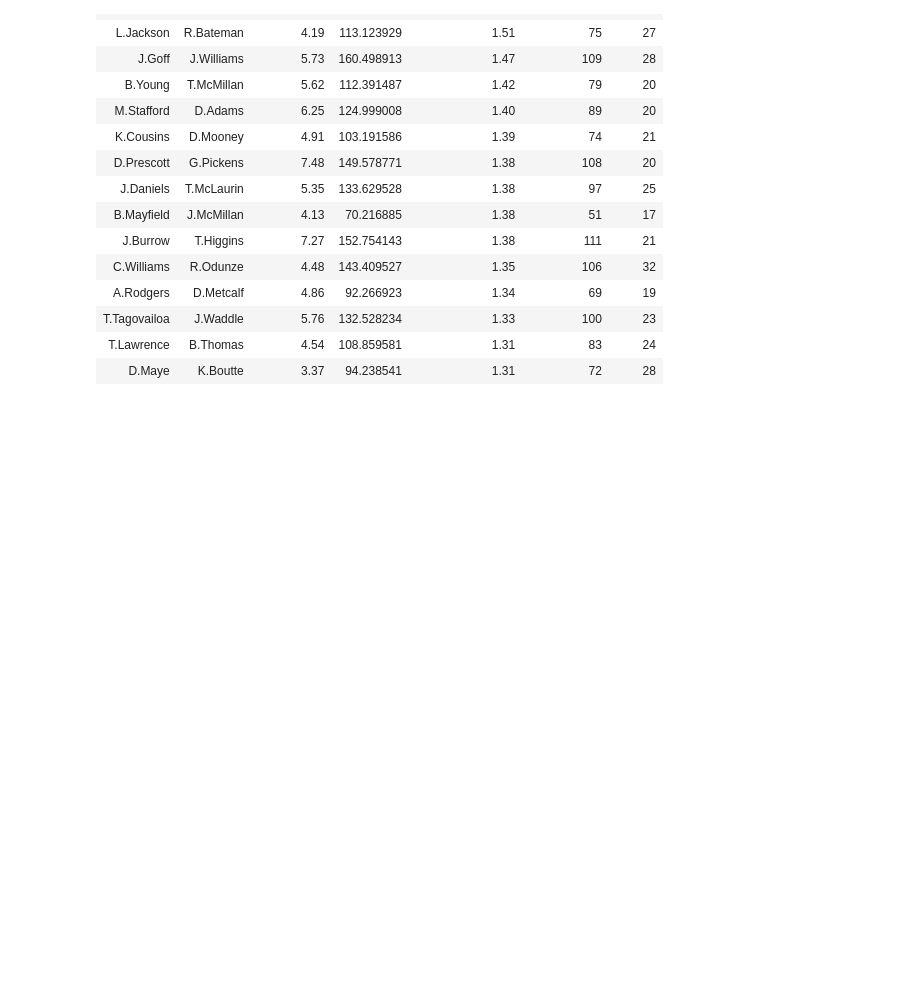
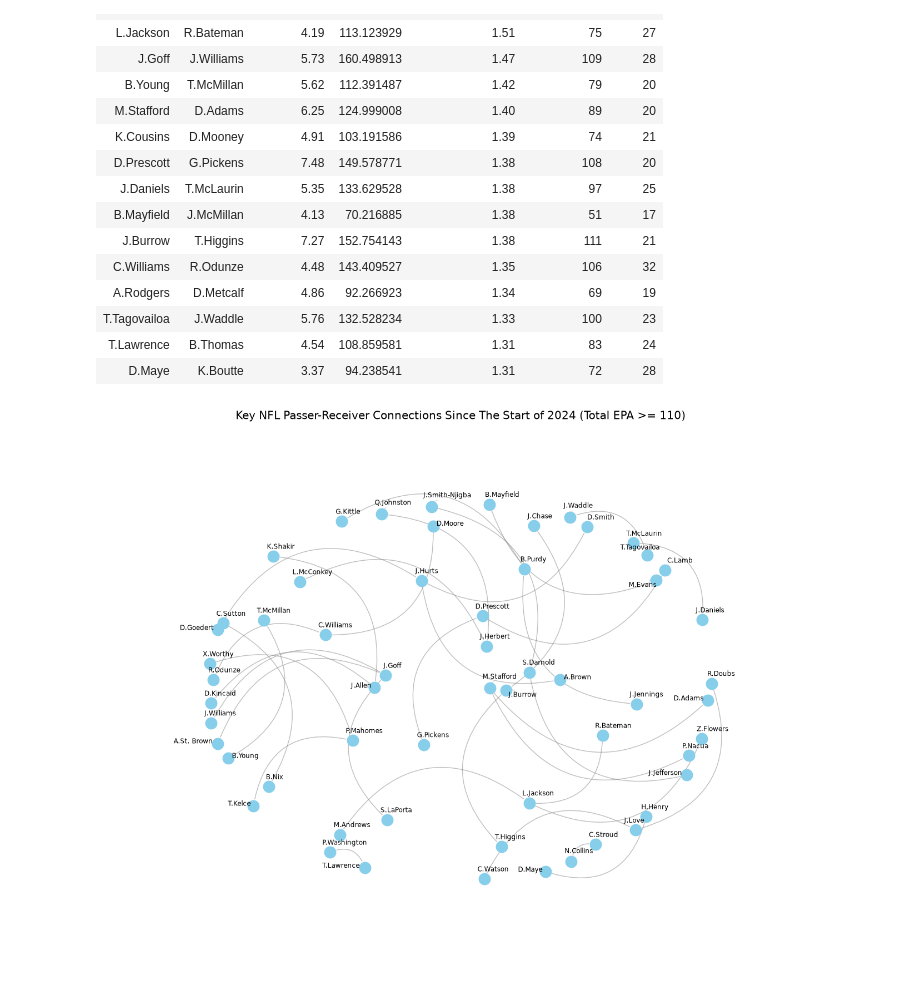
Before and after one commit to smclean2/NFL-Passing-Network-Analysis-Repository, a Jupyter notebook: Sean M - INST414 - Module 1.ipynb, the cells around one changed output. Saved outputs shown, nothing was run; the diff lists cells and outputs as text; code cells hidden in the pictures; blank space fills up the shorter version.

```diff
--- a/Sean M - INST414 - Module 1.ipynb
+++ b/Sean M - INST414 - Module 1.ipynb
@@ -281,3 +303,46 @@ Top 15 NFL Passer-Receiver Duos (2024-) by Average Completion Value (EPA / Play)
 | T.Tagovailoa | J.Waddle | 5.76 | 132.528234 | 1.33 | 100 | 23 |
 | T.Lawrence | B.Thomas | 4.54 | 108.859581 | 1.31 | 83 | 24 |
 | D.Maye | K.Boutte | 3.37 | 94.238541 | 1.31 | 72 | 28 |
+# %%
+#12. Generate network visual
+top_edges = edge_df[edge_df['total_epa'] >= 110]
+G_sub = nx.from_pandas_edgelist(top_edges, source='passer_player_name', target='receiver_player_name', edge_attr='total_epa')
+
+plt.figure(figsize=(16, 12))
+ax = plt.gca()
+
+# Force-directed layout with high 'k' value to spread out clusters naturally
+pos = nx.spring_layout(G_sub, k=2.2, iterations=150, seed=42)
+
+# Draw nodes & curved edges
+nx.draw_networkx_nodes(G_sub, pos, node_color='skyblue', node_size=200, ax=ax)
+nx.draw_networkx_edges(
+    G_sub, pos, edge_color='gray', width=1.0, alpha=0.5,
+    arrows=True, arrowstyle='-', connectionstyle="arc3,rad=0.53", ax=ax
+)
+
+# Extract node x,y points to treat them as obstacles
+node_x = [coords[0] for coords in pos.values()]
+node_y = [coords[1] for coords in pos.values()]
+
+# Place text objects
+texts = []
+for node, (x, y) in pos.items():
+    texts.append(ax.text(x, y + 0.02, node, fontsize=8, ha='center', va='center', fontweight='normal'))
+
+# Repel text labels away from each other AND away from node dots
+adjust_text(
+    texts,
+    x=node_x,
+    y=node_y,
+    expand=(1.5, 1.8),
+    force_text=(0.3, 0.5),
+    arrowprops=dict(arrowstyle="-", color='gray', lw=0.4, alpha=0.6)  # Adds a subtle pointer line if a label moves far from its node
+)
+
+plt.margins(0.15)
+plt.title("Key NFL Passer-Receiver Connections Since The Start of 2024 (Total EPA >= 110)", fontsize=14)
+plt.axis('off')
+plt.show()
+# %% [output]
+[figure, added]
```
Also changed, not shown: parts of 4 cells of this notebook.
